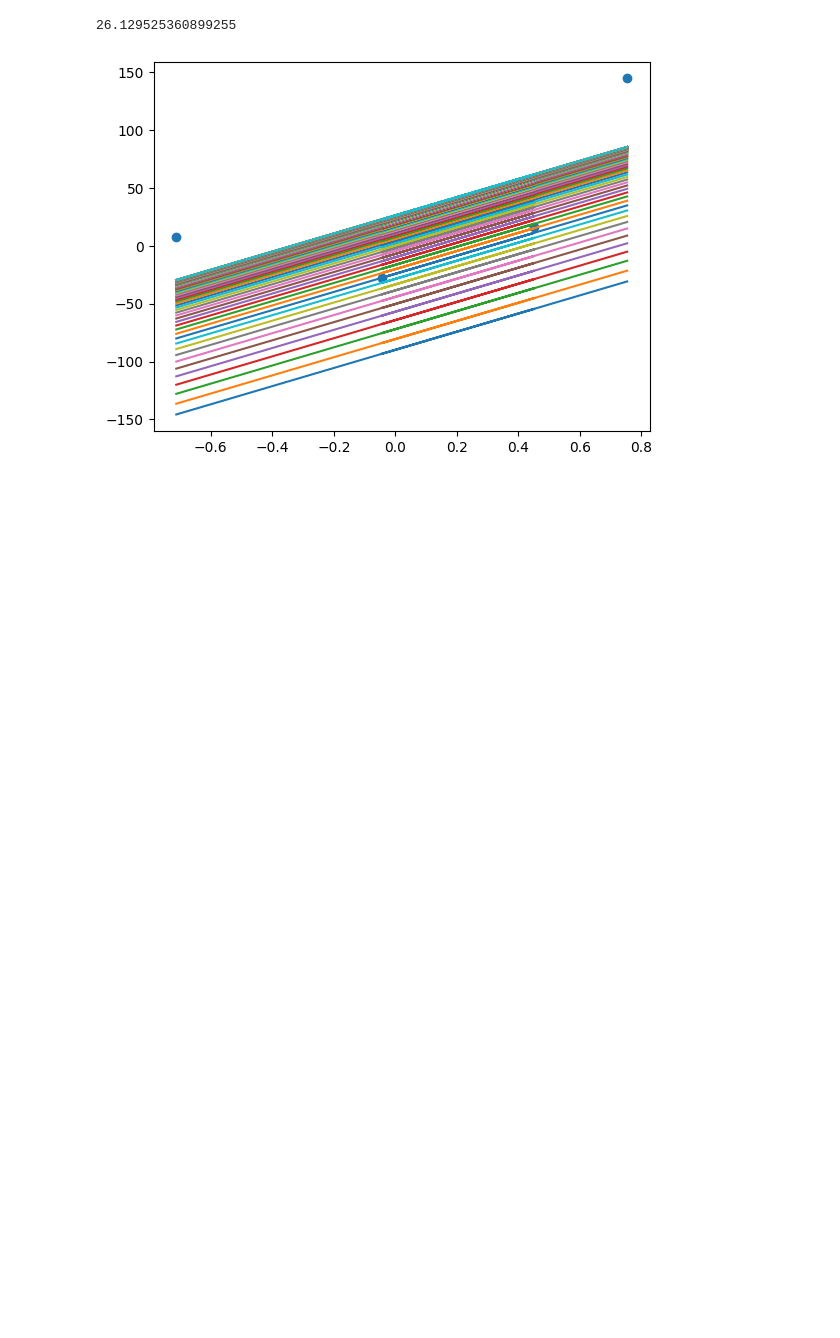
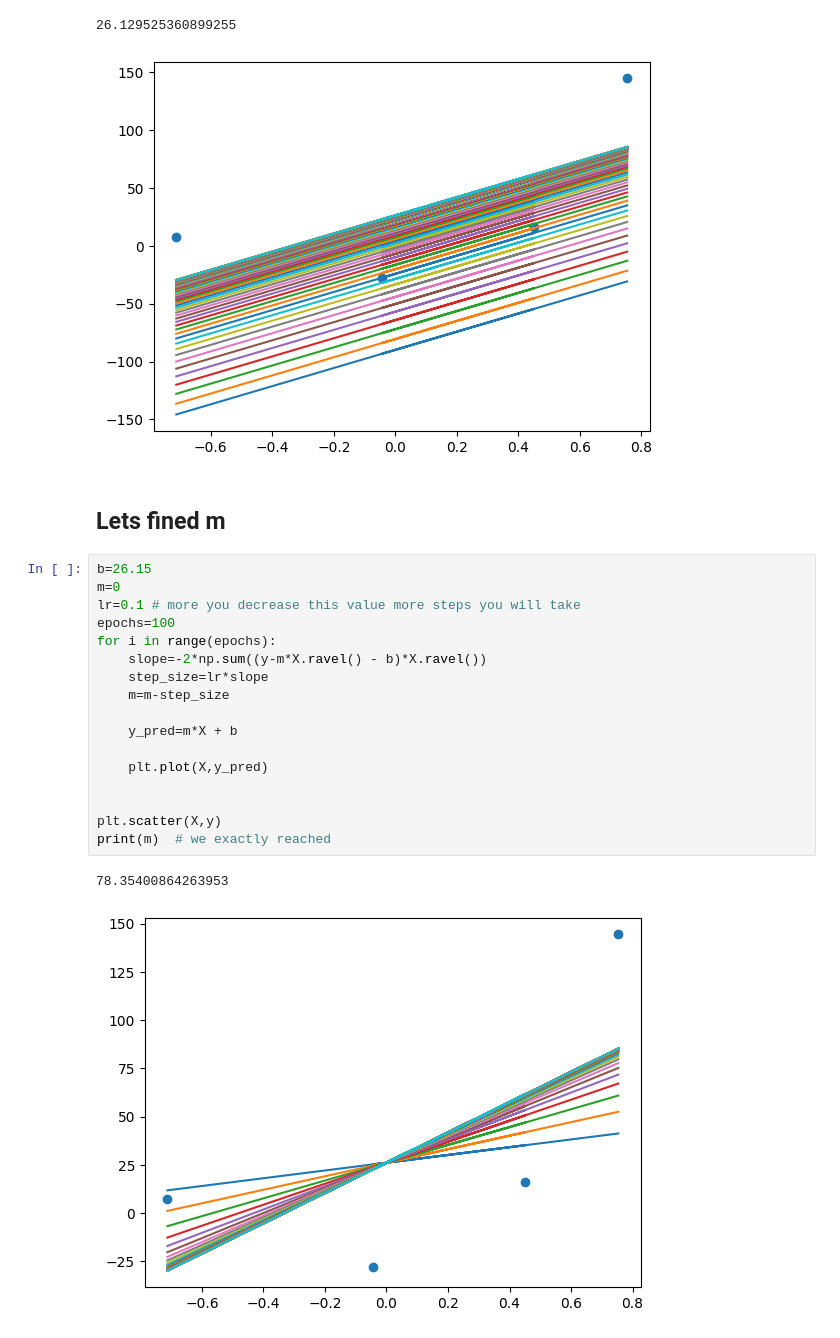
Before and after one commit to BilalWazir033/MACHINE-LEARNING, a Jupyter notebook: Day_51_gradient_descent/gradient_descent_step_by_step.ipynb, the cells around one changed output. Saved outputs shown, nothing was run; the diff lists cells and outputs as text; blank space fills up the shorter version.

```diff
--- a/Day_51_gradient_descent/gradient_descent_step_by_step.ipynb
+++ b/Day_51_gradient_descent/gradient_descent_step_by_step.ipynb
@@ -211,5 +211,27 @@ print(b)  # we exactly reached
 # %% [output]
 26.129525360899255
 [figure]
+# %% [markdown]
+## Lets fined m
+# %%
+b=26.15
+m=0
+lr=0.1 # more you decrease this value more steps you will take
+epochs=100
+for i in range(epochs):
+    slope=-2*np.sum((y-m*X.ravel() - b)*X.ravel())
+    step_size=lr*slope
+    m=m-step_size
+
+    y_pred=m*X + b
+
+    plt.plot(X,y_pred)
+
+
+plt.scatter(X,y)
+print(m)  # we exactly reached
+# %% [output]
+78.35400864263953
+[figure, added]
 # %%
 git add .
```
Also changed, not shown: parts of 1 cell of this notebook.
